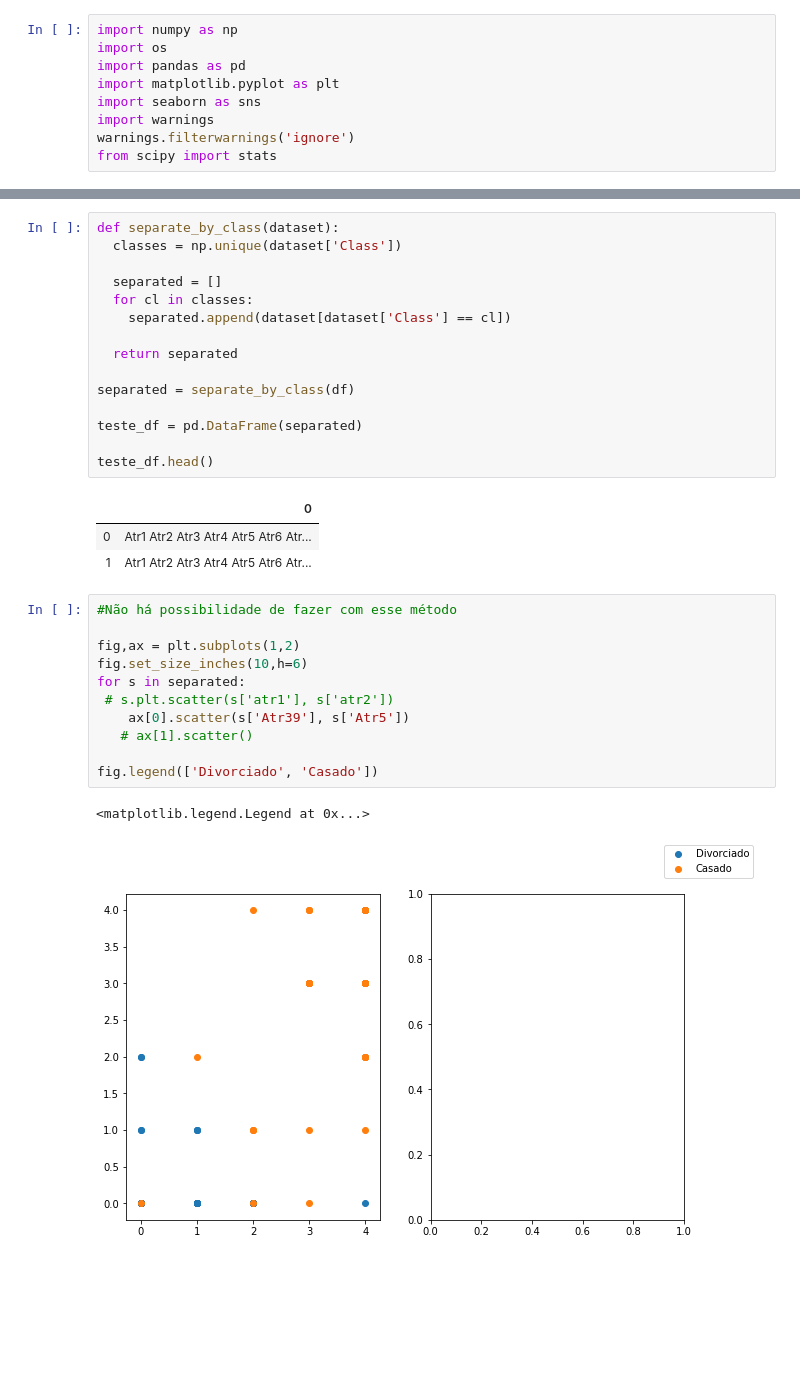
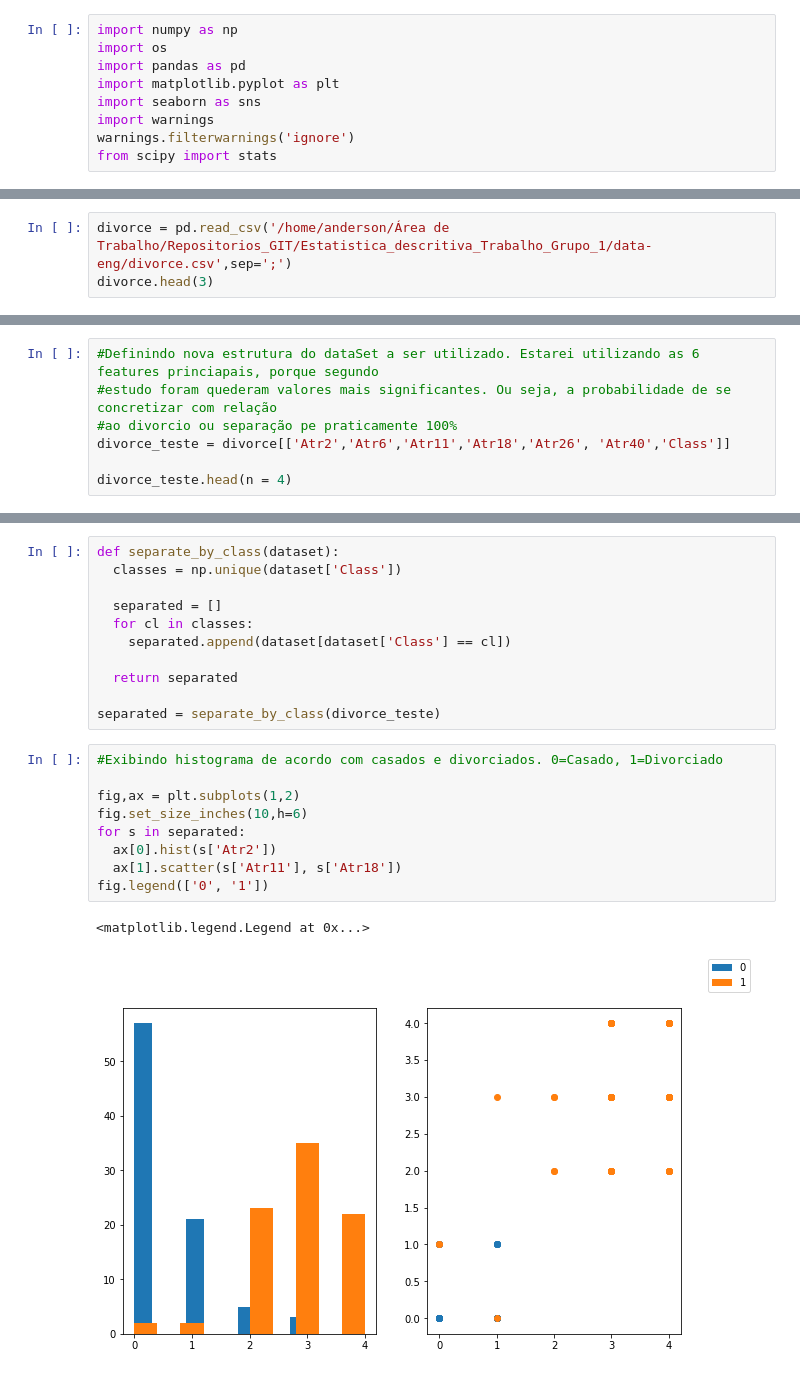
Before and after one commit to andersonnq02/Projeto_estatistica, a Jupyter notebook: EstatisticaDescritivasDeDados_Divorce_v.2.0.0.ipynb, the cells around one changed output, grey strips where cells are left out. Drawn from its saved outputs; the diff is of its cells as text; blank space fills up the shorter version.

```diff
--- a/EstatisticaDescritivasDeDados_Divorce_v.2.0.0.ipynb
+++ b/EstatisticaDescritivasDeDados_Divorce_v.2.0.0.ipynb
@@ -33,0 +10,3 @@ df.head(3)
+# %%
+divorce = pd.read_csv('/home/anderson/Área de Trabalho/Repositorios_GIT/Estatistica_descritiva_Trabalho_Grupo_1/data-eng/divorce.csv',sep=';')
+divorce.head(3)
@@ -33,0 +19,7 @@ df.head(3)
+# %%
+#Definindo nova estrutura do dataSet a ser utilizado. Estarei utilizando as 6 features princiapais, porque segundo
+#estudo foram quederam valores mais significantes. Ou seja, a probabilidade de se concretizar com relação
+#ao divorcio ou separação pe praticamente 100%
+divorce_teste = divorce[['Atr2','Atr6','Atr11','Atr18','Atr26', 'Atr40','Class']]
+
+divorce_teste.head(n = 4)
@@ -41,27 +39,17 @@ def separate_by_class(dataset):
 
   return separated
 
-separated = separate_by_class(df)
-
-teste_df = pd.DataFrame(separated)
-
-teste_df.head()
+separated = separate_by_class(divorce_teste)
-# %% [output]
-|  | 0 |
-| 0 | Atr1 Atr2 Atr3 Atr4 Atr5 Atr6 Atr... |
-| 1 | Atr1 Atr2 Atr3 Atr4 Atr5 Atr6 Atr... |
 # %%
-#Não há possibilidade de fazer com esse método
+#Exibindo histograma de acordo com casados e divorciados. 0=Casado, 1=Divorciado
 
 fig,ax = plt.subplots(1,2)
 fig.set_size_inches(10,h=6)
 for s in separated:
- # s.plt.scatter(s['atr1'], s['atr2'])
-    ax[0].scatter(s['Atr39'], s['Atr5'])
-   # ax[1].scatter()
-
-fig.legend(['Divorciado', 'Casado'])
+  ax[0].hist(s['Atr2'])
+  ax[1].scatter(s['Atr11'], s['Atr18'])
+fig.legend(['0', '1'])
 # %% [output]
 <matplotlib.legend.Legend at 0x...>
-[figure, old version]
+[figure, new version]
 # %%
```
Also changed, not shown: parts of 9 cells of this notebook.
